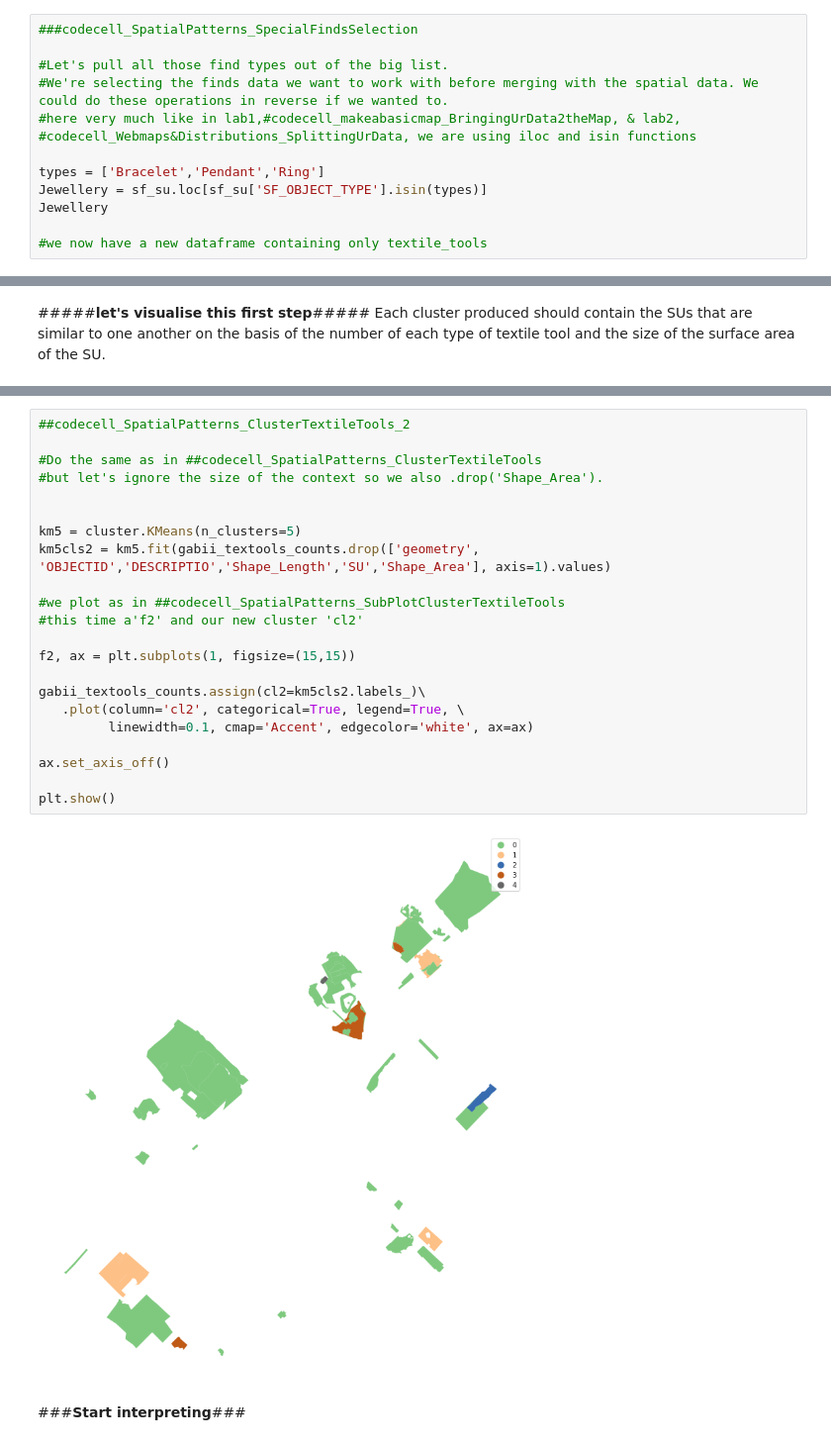
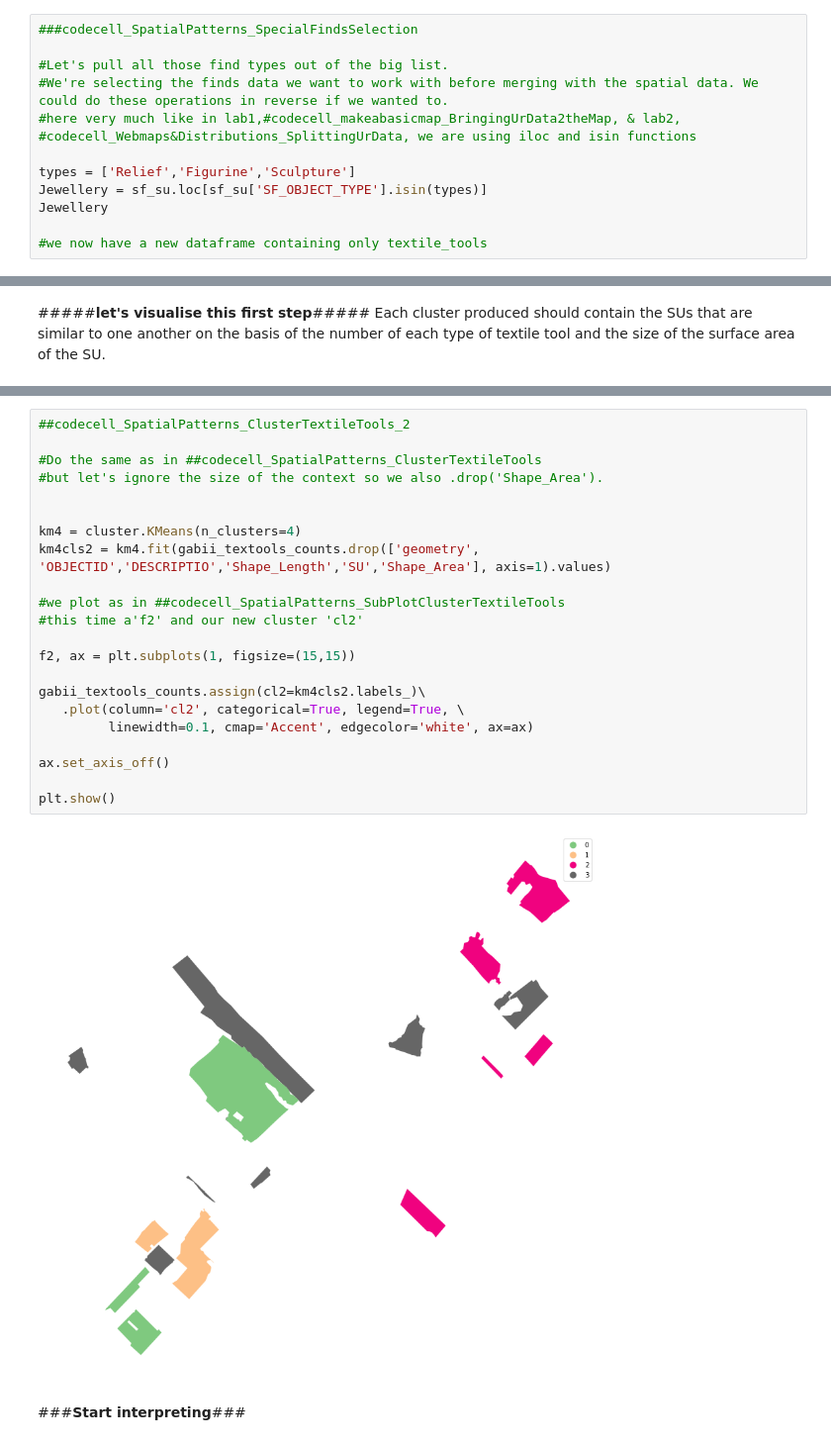
Before and after one commit to EleniAthanasiadou1994/GIS, a Jupyter notebook: Assignment_5.ipynb, the cells around one changed output, grey strips where cells are left out. Shown at 99% size. Drawn from its saved outputs; the diff is of its cells as text.

```diff
--- a/Assignment_5.ipynb
+++ b/Assignment_5.ipynb
@@ -214,7 +214,7 @@ As this data is not yet spatial and only associated with a stratigraphic unit, l
 #We're selecting the finds data we want to work with before merging with the spatial data. We could do these operations in reverse if we wanted to.
 #here very much like in lab1,#codecell_makeabasicmap_BringingUrData2theMap, & lab2, #codecell_Webmaps&Distributions_SplittingUrData, we are using iloc and isin functions
 
-types = ['Bracelet','Pendant','Ring']
+types = ['Relief','Figurine','Sculpture']
 Jewellery = sf_su.loc[sf_su['SF_OBJECT_TYPE'].isin(types)]
 Jewellery
 
@@ -592,27 +611,27 @@ plt.show()
 # %%
 ##codecell_SpatialPatterns_ClusterTextileTools_2
 
 #Do the same as in ##codecell_SpatialPatterns_ClusterTextileTools
 #but let's ignore the size of the context so we also .drop('Shape_Area').
 
 
-km5 = cluster.KMeans(n_clusters=5)
-km5cls2 = km5.fit(gabii_textools_counts.drop(['geometry', 'OBJECTID','DESCRIPTIO','Shape_Length','SU','Shape_Area'], axis=1).values)
+km4 = cluster.KMeans(n_clusters=4)
+km4cls2 = km4.fit(gabii_textools_counts.drop(['geometry', 'OBJECTID','DESCRIPTIO','Shape_Length','SU','Shape_Area'], axis=1).values)
 
 #we plot as in ##codecell_SpatialPatterns_SubPlotClusterTextileTools
 #this time a'f2' and our new cluster 'cl2'
 
 f2, ax = plt.subplots(1, figsize=(15,15))
 
-gabii_textools_counts.assign(cl2=km5cls2.labels_)\
+gabii_textools_counts.assign(cl2=km4cls2.labels_)\
    .plot(column='cl2', categorical=True, legend=True, \
          linewidth=0.1, cmap='Accent', edgecolor='white', ax=ax)
 
 ax.set_axis_off()
 
 plt.show()
 # %% [output]
-[figure, old version]
+[figure, new version]
 # %% [markdown]
 ###**Start interpreting**###
 # %% [markdown]
```
Also changed, not shown: parts of 26 cells of this notebook.
